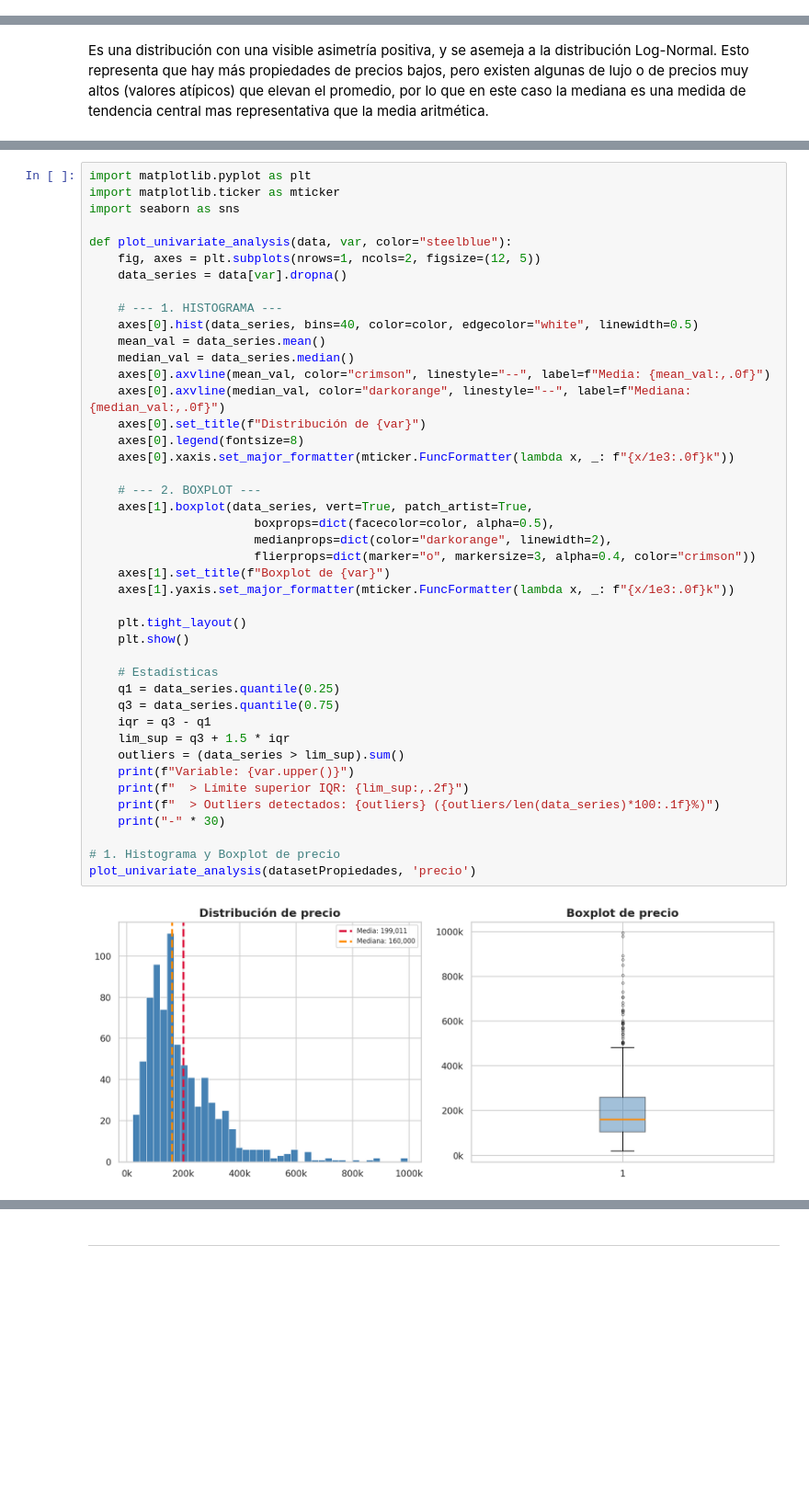
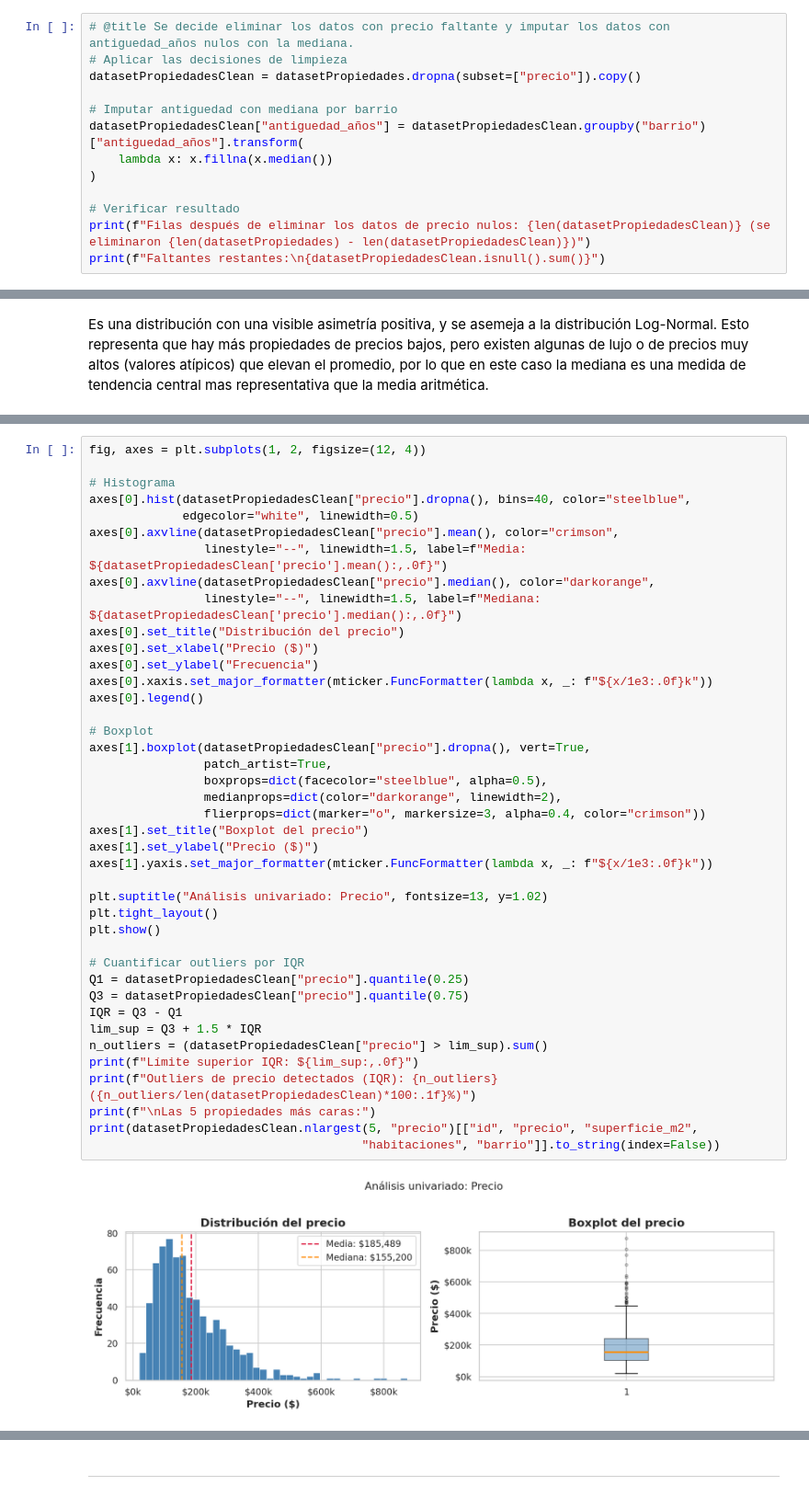
Before and after one commit to Santibareiro27/Inteligencia-Computacional, a Jupyter notebook: RA1_TP2/RA1_Trabajo_práctico_N°_2,_8.ipynb, the cells around one changed output, grey strips where cells are left out. Shown at 92% size. Cells and saved outputs as stored; diff of their text form; blank space fills up the shorter version.

```diff
--- a/RA1_TP2/RA1_Trabajo_práctico_N°_2,_8.ipynb
+++ b/RA1_TP2/RA1_Trabajo_práctico_N°_2,_8.ipynb
@@ -230,0 +202,13 @@ dtype: int64
+# %%
+# @title Se decide eliminar los datos con precio faltante y imputar los datos con antiguedad_años nulos con la mediana.
+# Aplicar las decisiones de limpieza
+datasetPropiedadesClean = datasetPropiedades.dropna(subset=["precio"]).copy()
+
+# Imputar antiguedad con mediana por barrio
+datasetPropiedadesClean["antiguedad_años"] = datasetPropiedadesClean.groupby("barrio")["antiguedad_años"].transform(
+    lambda x: x.fillna(x.median())
+)
+
+# Verificar resultado
+print(f"Filas después de eliminar los datos de precio nulos: {len(datasetPropiedadesClean)} (se eliminaron {len(datasetPropiedades) - len(datasetPropiedadesClean)})")
+print(f"Faltantes restantes:\n{datasetPropiedadesClean.isnull().sum()}")
@@ -366,45 +526,43 @@ Las tres variables numéricas para su análisis serán `precio`, `superficie_m2`
 # %%
-import matplotlib.pyplot as plt
-import matplotlib.ticker as mticker
-import seaborn as sns
+fig, axes = plt.subplots(1, 2, figsize=(12, 4))
 
-def plot_univariate_analysis(data, var, color="steelblue"):
-    fig, axes = plt.subplots(nrows=1, ncols=2, figsize=(12, 5))
-    data_series = data[var].dropna()
+# Histograma
+axes[0].hist(datasetPropiedadesClean["precio"].dropna(), bins=40, color="steelblue",
+             edgecolor="white", linewidth=0.5)
+axes[0].axvline(datasetPropiedadesClean["precio"].mean(), color="crimson",
+                linestyle="--", linewidth=1.5, label=f"Media: ${datasetPropiedadesClean['precio'].mean():,.0f}")
+axes[0].axvline(datasetPropiedadesClean["precio"].median(), color="darkorange",
+                linestyle="--", linewidth=1.5, label=f"Mediana: ${datasetPropiedadesClean['precio'].median():,.0f}")
+axes[0].set_title("Distribución del precio")
+axes[0].set_xlabel("Precio ($)")
+axes[0].set_ylabel("Frecuencia")
+axes[0].xaxis.set_major_formatter(mticker.FuncFormatter(lambda x, _: f"${x/1e3:.0f}k"))
+axes[0].legend()
 
-    # --- 1. HISTOGRAMA ---
-    axes[0].hist(data_series, bins=40, color=color, edgecolor="white", linewidth=0.5)
-    mean_val = data_series.mean()
-    median_val = data_series.median()
-    axes[0].axvline(mean_val, color="crimson", linestyle="--", label=f"Media: {mean_val:,.0f}")
-    axes[0].axvline(median_val, color="darkorange", linestyle="--", label=f"Mediana: {median_val:,.0f}")
-    axes[0].set_title(f"Distribución de {var}")
-    axes[0].legend(fontsize=8)
-    axes[0].xaxis.set_major_formatter(mticker.FuncFormatter(lambda x, _: f"{x/1e3:.0f}k"))
+# Boxplot
+axes[1].boxplot(datasetPropiedadesClean["precio"].dropna(), vert=True,
+                patch_artist=True,
+                boxprops=dict(facecolor="steelblue", alpha=0.5),
+                medianprops=dict(color="darkorange", linewidth=2),
+                flierprops=dict(marker="o", markersize=3, alpha=0.4, color="crimson"))
+axes[1].set_title("Boxplot del precio")
+axes[1].set_ylabel("Precio ($)")
+axes[1].yaxis.set_major_formatter(mticker.FuncFormatter(lambda x, _: f"${x/1e3:.0f}k"))
 
-    # --- 2. BOXPLOT ---
-    axes[1].boxplot(data_series, vert=True, patch_artist=True,
-                       boxprops=dict(facecolor=color, alpha=0.5),
-                       medianprops=dict(color="darkorange", linewidth=2),
-                       flierprops=dict(marker="o", markersize=3, alpha=0.4, color="crimson"))
-    axes[1].set_title(f"Boxplot de {var}")
-    axes[1].yaxis.set_major_formatter(mticker.FuncFormatter(lambda x, _: f"{x/1e3:.0f}k"))
+plt.suptitle("Análisis univariado: Precio", fontsize=13, y=1.02)
+plt.tight_layout()
+plt.show()
 
-    plt.tight_layout()
-    plt.show()
-
-    # Estadísticas
-    q1 = data_series.quantile(0.25)
-    q3 = data_series.quantile(0.75)
-    iqr = q3 - q1
-    lim_sup = q3 + 1.5 * iqr
-    outliers = (data_series > lim_sup).sum()
-    print(f"Variable: {var.upper()}")
-    print(f"  > Límite superior IQR: {lim_sup:,.2f}")
-    print(f"  > Outliers detectados: {outliers} ({outliers/len(data_series)*100:.1f}%)")
-    print("-" * 30)
-
-# 1. Histograma y Boxplot de precio
-plot_univariate_analysis(datasetPropiedades, 'precio')
+# Cuantificar outliers por IQR
+Q1 = datasetPropiedadesClean["precio"].quantile(0.25)
+Q3 = datasetPropiedadesClean["precio"].quantile(0.75)
+IQR = Q3 - Q1
+lim_sup = Q3 + 1.5 * IQR
+n_outliers = (datasetPropiedadesClean["precio"] > lim_sup).sum()
+print(f"Límite superior IQR: ${lim_sup:,.0f}")
+print(f"Outliers de precio detectados (IQR): {n_outliers} ({n_outliers/len(datasetPropiedadesClean)*100:.1f}%)")
+print(f"\nLas 5 propiedades más caras:")
+print(datasetPropiedadesClean.nlargest(5, "precio")[["id", "precio", "superficie_m2",
+                                      "habitaciones", "barrio"]].to_string(index=False))
 # %% [output]
-[figure, old version]
+[figure, new version]
```
Also changed, not shown: parts of 77 cells of this notebook.
